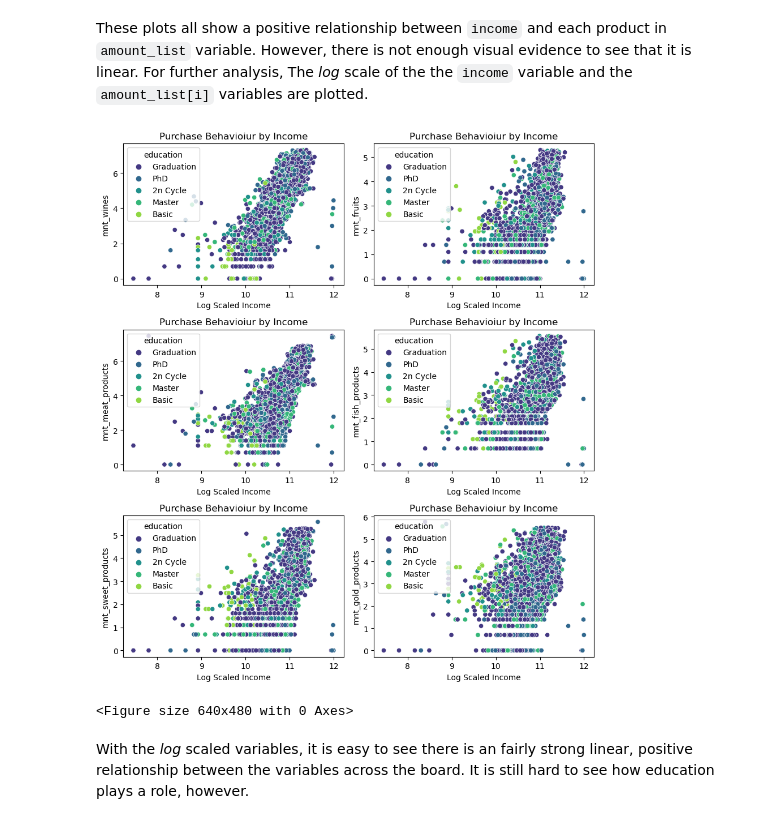
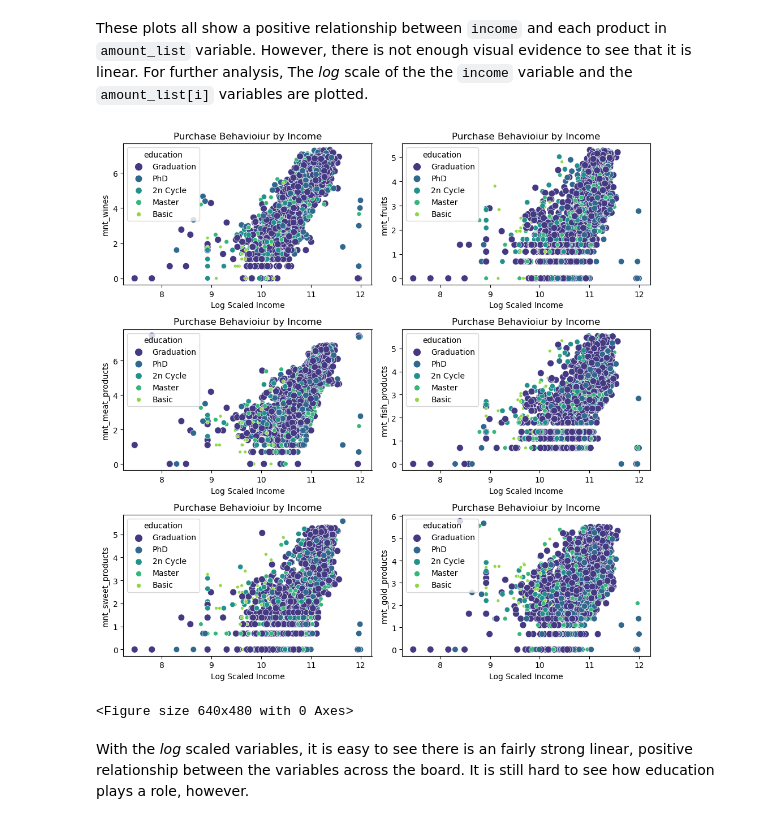
Before and after one commit to dorinMaraku/da-portfolio, a Jupyter notebook: marketing_data_analysis.ipynb, the cells around one changed output. Cells and saved outputs as stored; diff of their text form; code cells hidden in the pictures.

```diff
--- a/marketing_data_analysis.ipynb
+++ b/marketing_data_analysis.ipynb
@@ -441,19 +441,19 @@ These plots all show a positive relationship between `income` and each product i
 # %%
 axes  = [None for column in amount_list]
 plot = 0
-fig = plt.figure(figsize=(9,10))
+fig = plt.figure(figsize=(10,10))
 for i in range(len(amount_list)):
     plot += 1
     ax = plt.subplot( 3, 2, plot)
     sns.scatterplot(x=np.log(data.income), y=np.log(data[amount_list[i]]),
-                    hue=data.education, palette = 'viridis')
+                    hue=data.education, palette = 'viridis', size=data.education)
     ax.set_xlabel('Log Scaled Income')
     plt.title('Purchase Behavioiur by Income')
 plt.tight_layout()
 plt.show()
 plt.clf()
 # %% [output]
-[figure, old version]
+[figure, new version]
 <Figure size 640x480 with 0 Axes>
 # %% [markdown]
 With the *log* scaled variables, it is easy to see there is an fairly strong linear, positive relationship between the variables across the board. It is still hard to see how education plays a role, however.
```
Also changed, not shown: parts of 1 cell of this notebook.
